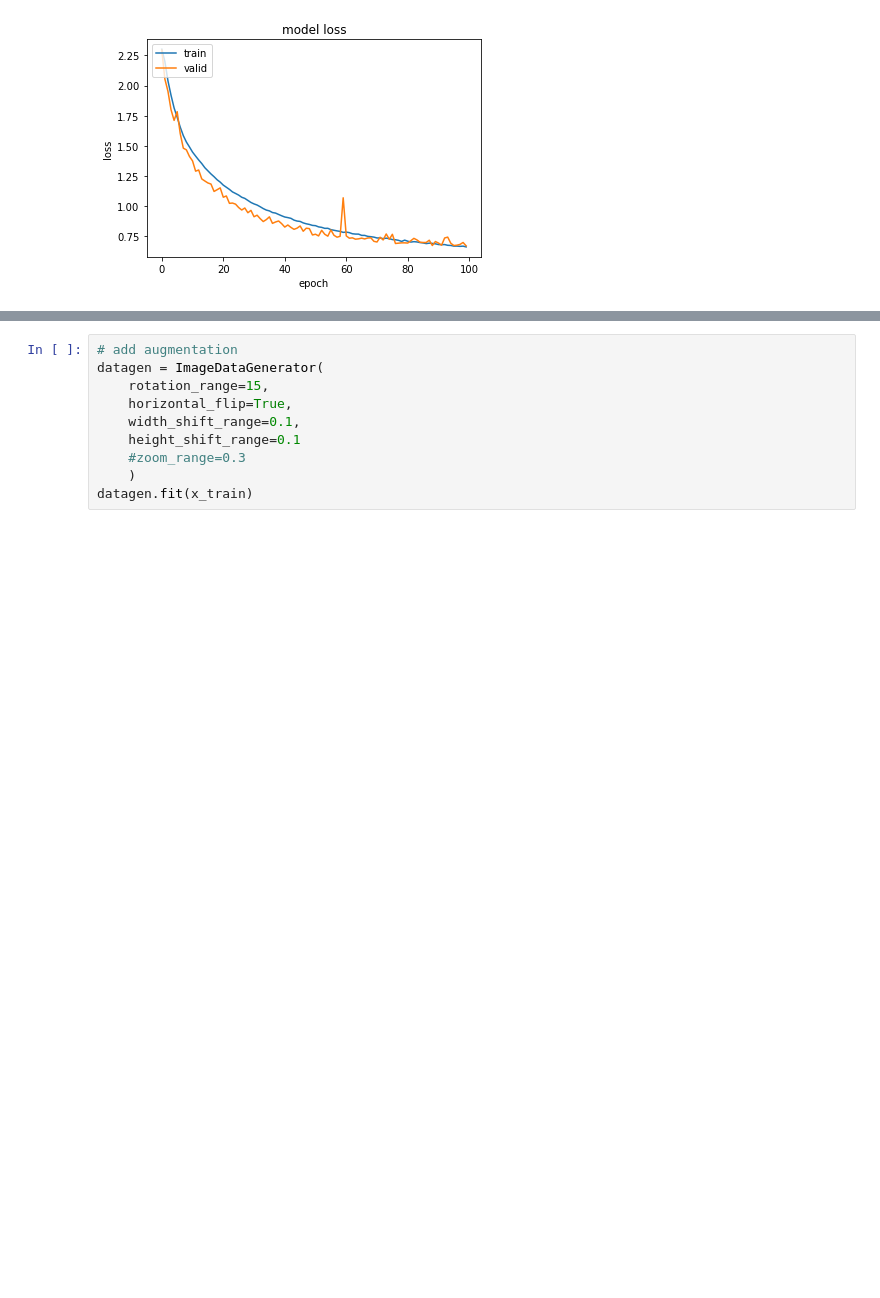
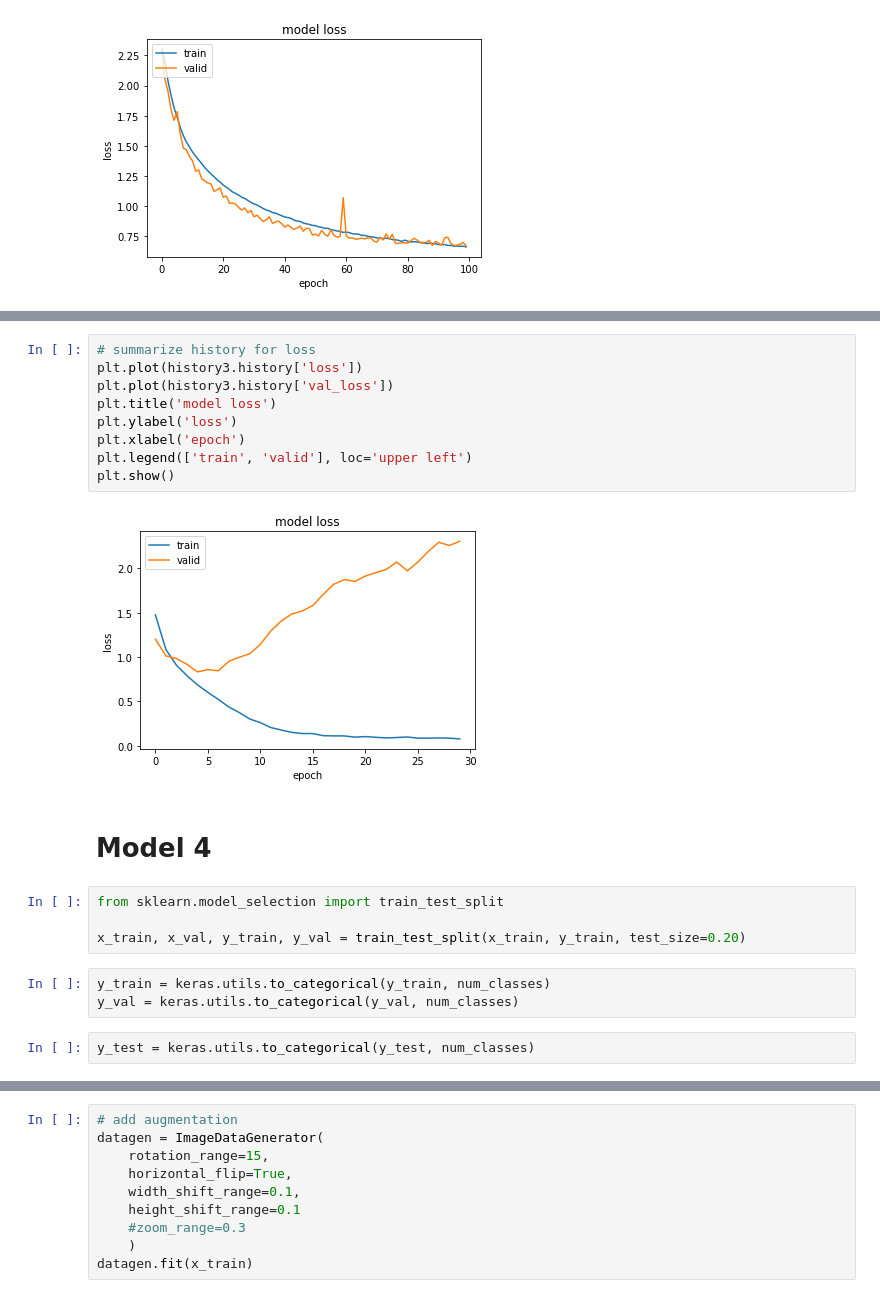
Before and after one commit to PeiLi-Sandman/machine_learning, a Jupyter notebook: HW2/HW2.ipynb, the cells around one changed output, grey strips where cells are left out. Drawn from its saved outputs; the diff is of its cells as text; blank space fills up the shorter version.

```diff
--- a/HW2/HW2.ipynb
+++ b/HW2/HW2.ipynb
@@ -206,0 +282,22 @@ Although the accuracy of training dataset has been improved, the accuracy of tes
+# %%
+# summarize history for loss
+plt.plot(history3.history['loss'])
+plt.plot(history3.history['val_loss'])
+plt.title('model loss')
+plt.ylabel('loss')
+plt.xlabel('epoch')
+plt.legend(['train', 'valid'], loc='upper left')
+plt.show()
+# %% [output]
+[figure, added]
+# %% [markdown]
+# Model 4
+# %%
+from sklearn.model_selection import train_test_split
+
+x_train, x_val, y_train, y_val = train_test_split(x_train, y_train, test_size=0.20)
+# %%
+y_train = keras.utils.to_categorical(y_train, num_classes)
+y_val = keras.utils.to_categorical(y_val, num_classes)
+# %%
+y_test = keras.utils.to_categorical(y_test, num_classes)
```
Also changed, not shown: parts of 34 cells of this notebook.
